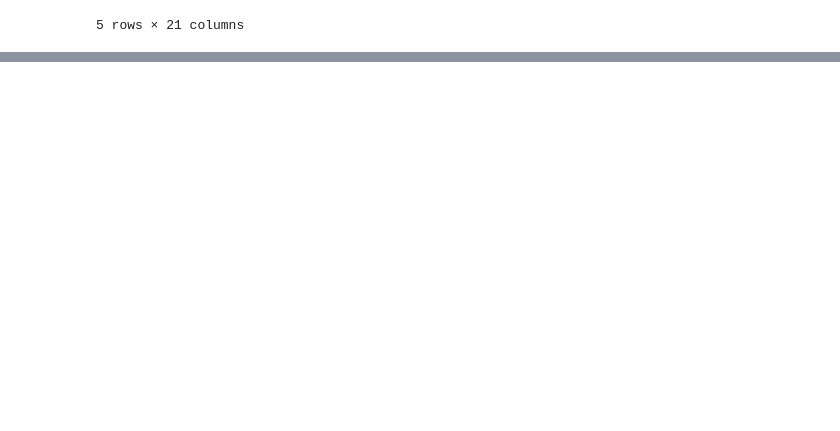
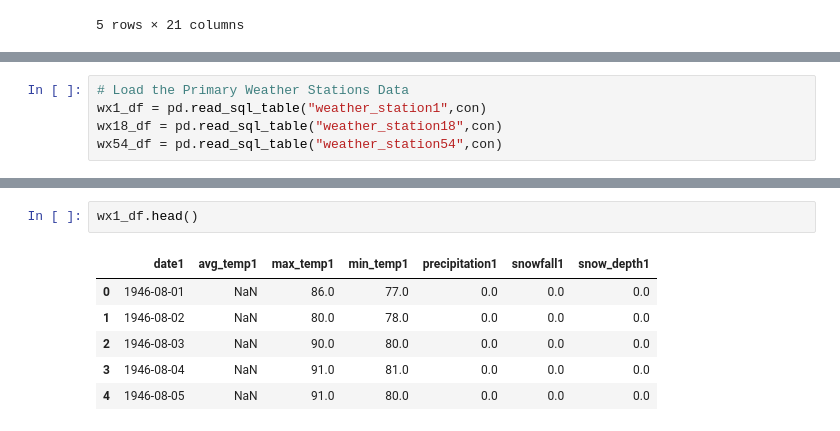
Before and after one commit to david-garza/enterococci_prediction_analysis, a Jupyter notebook: machine_learning/ml_classifier.ipynb, the cells around one changed output, grey strips where cells are left out. Drawn from its saved outputs; the diff is of its cells as text; blank space fills up the shorter version.

Commit message:
Loaded Individual weather files

```diff
--- a/machine_learning/ml_classifier.ipynb
+++ b/machine_learning/ml_classifier.ipynb
@@ -41,0 +44,5 @@ data_df.tail()
+# %%
+# Load the Primary Weather Stations Data
+wx1_df = pd.read_sql_table("weather_station1",con)
+wx18_df = pd.read_sql_table("weather_station18",con)
+wx54_df = pd.read_sql_table("weather_station54",con)
@@ -41,0 +56,9 @@ data_df.tail()
+# %%
+wx1_df.head()
+# %% [output]
+|  | date1 | avg_temp1 | max_temp1 | min_temp1 | precipitation1 | snowfall1 | snow_depth1 |
+| 0 | 1946-08-01 | NaN | 86.0 | 77.0 | 0.0 | 0.0 | 0.0 |
+| 1 | 1946-08-02 | NaN | 80.0 | 78.0 | 0.0 | 0.0 | 0.0 |
+| 2 | 1946-08-03 | NaN | 90.0 | 80.0 | 0.0 | 0.0 | 0.0 |
+| 3 | 1946-08-04 | NaN | 91.0 | 81.0 | 0.0 | 0.0 | 0.0 |
+| 4 | 1946-08-05 | NaN | 91.0 | 80.0 | 0.0 | 0.0 | 0.0 |
```
Also changed, not shown: parts of 6 cells of this notebook.
